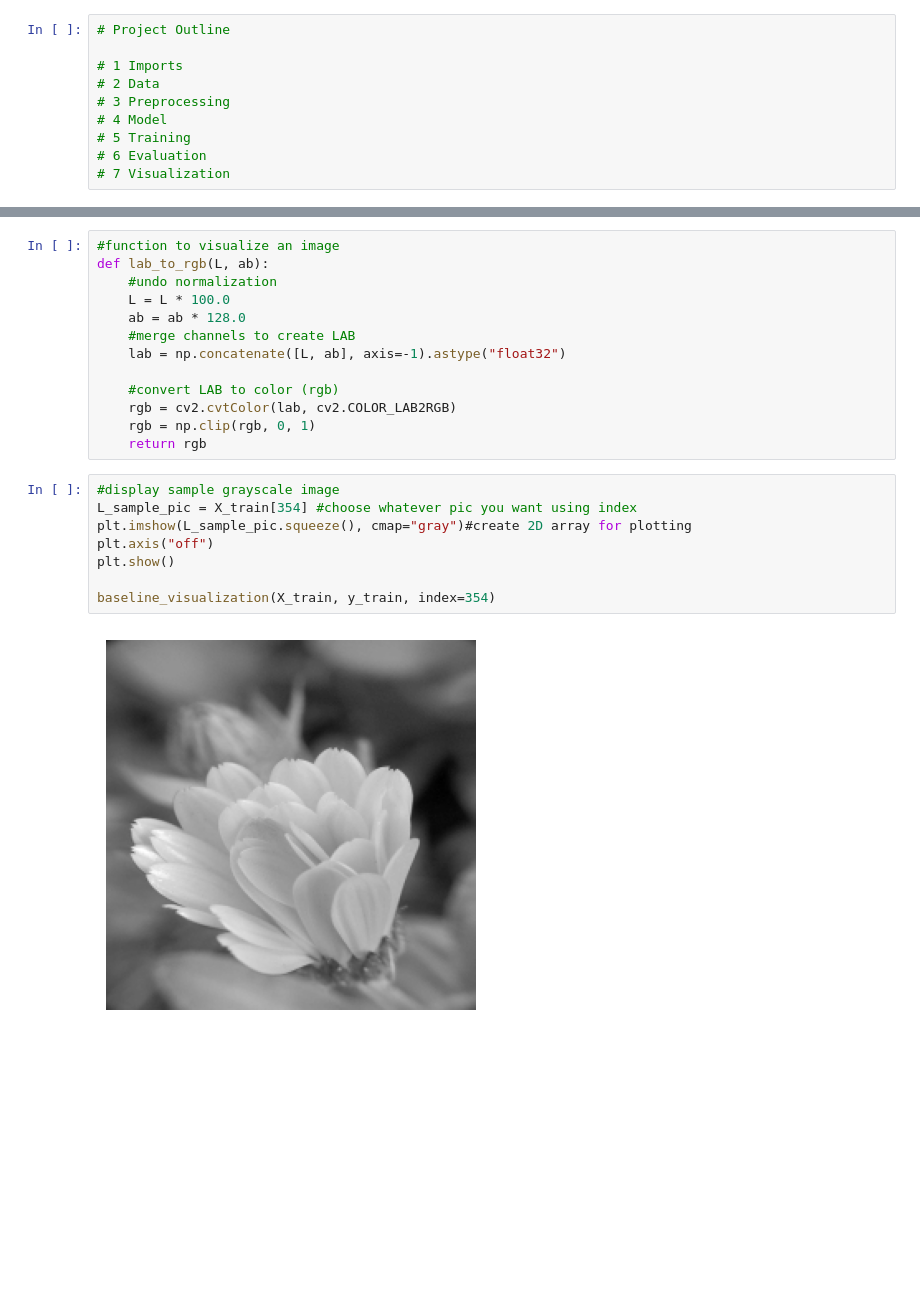
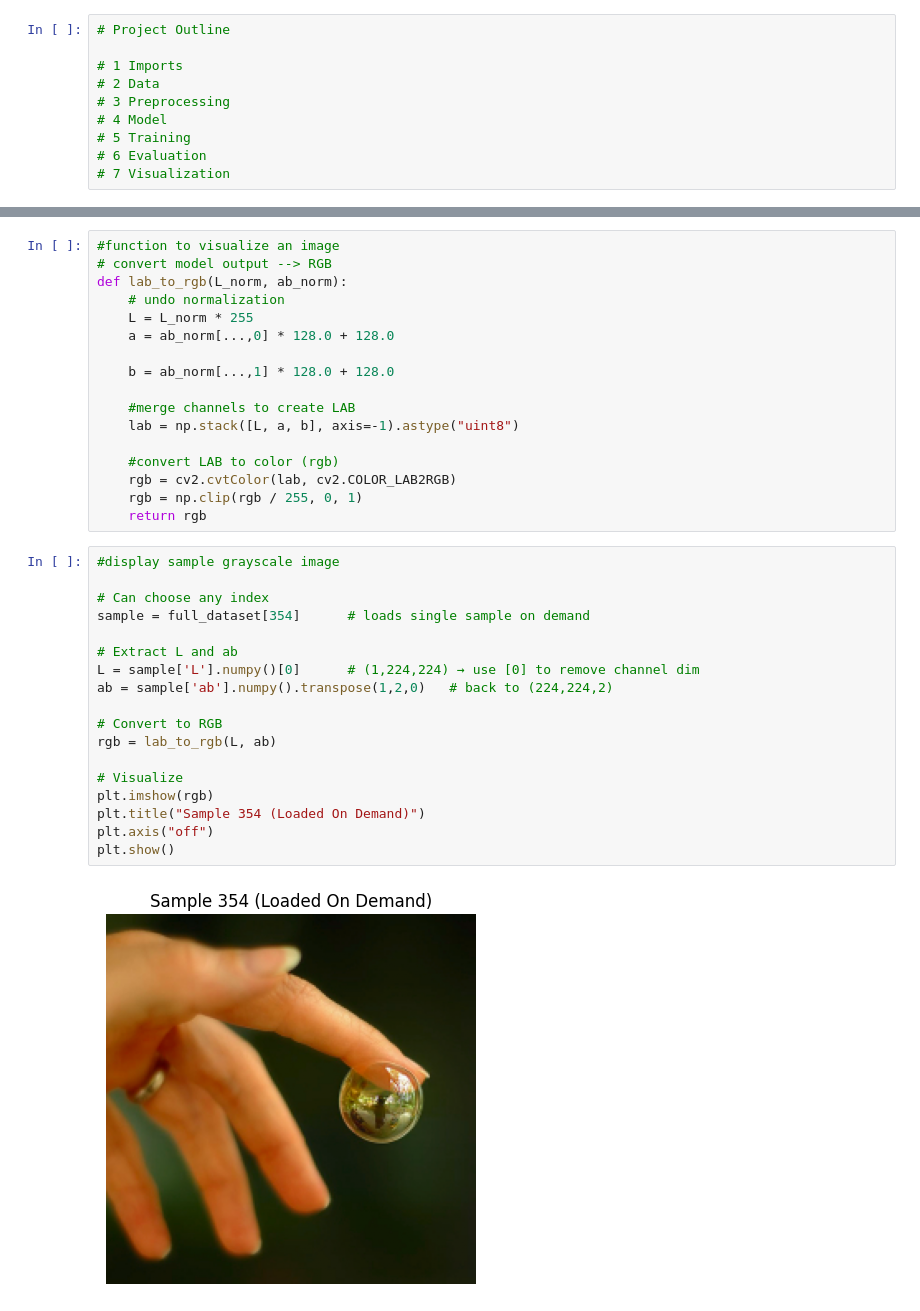
Before and after one commit to laura-anker/NN-FinalProject, a Jupyter notebook: colorization_model.ipynb, the cells around one changed output, grey strips where cells are left out. Cells and saved outputs as stored; diff of their text form; blank space fills up the shorter version.

Commit message:
Memory mapping dataset + switched from Keras to PyTorch

```diff
--- a/colorization_model.ipynb
+++ b/colorization_model.ipynb
@@ -63,23 +100,37 @@ X_train, X_val, y_train, y_val = train_test_split(l_data, ab_data, test_size=0.1
 # %%
 #function to visualize an image
-def lab_to_rgb(L, ab):
-    #undo normalization
-    L = L * 100.0
-    ab = ab * 128.0
+# convert model output --> RGB
+def lab_to_rgb(L_norm, ab_norm):
+    # undo normalization
+    L = L_norm * 255
+    a = ab_norm[...,0] * 128.0 + 128.0
+
+    b = ab_norm[...,1] * 128.0 + 128.0
+
     #merge channels to create LAB
-    lab = np.concatenate([L, ab], axis=-1).astype("float32")
+    lab = np.stack([L, a, b], axis=-1).astype("uint8")
 
     #convert LAB to color (rgb)
     rgb = cv2.cvtColor(lab, cv2.COLOR_LAB2RGB)
-    rgb = np.clip(rgb, 0, 1)
+    rgb = np.clip(rgb / 255, 0, 1)
     return rgb
 # %%
 #display sample grayscale image
-L_sample_pic = X_train[354] #choose whatever pic you want using index
-plt.imshow(L_sample_pic.squeeze(), cmap="gray")#create 2D array for plotting
+
+# Can choose any index
+sample = full_dataset[354]      # loads single sample on demand
+
+# Extract L and ab
+L = sample['L'].numpy()[0]      # (1,224,224) → use [0] to remove channel dim
+ab = sample['ab'].numpy().transpose(1,2,0)   # back to (224,224,2)
+
+# Convert to RGB
+rgb = lab_to_rgb(L, ab)
+
+# Visualize
+plt.imshow(rgb)
+plt.title("Sample 354 (Loaded On Demand)")
 plt.axis("off")
 plt.show()
-
-baseline_visualization(X_train, y_train, index=354)
 # %% [output]
-[figure, old version]
+[figure, new version]
```
Also changed, not shown: parts of 7 cells of this notebook.
